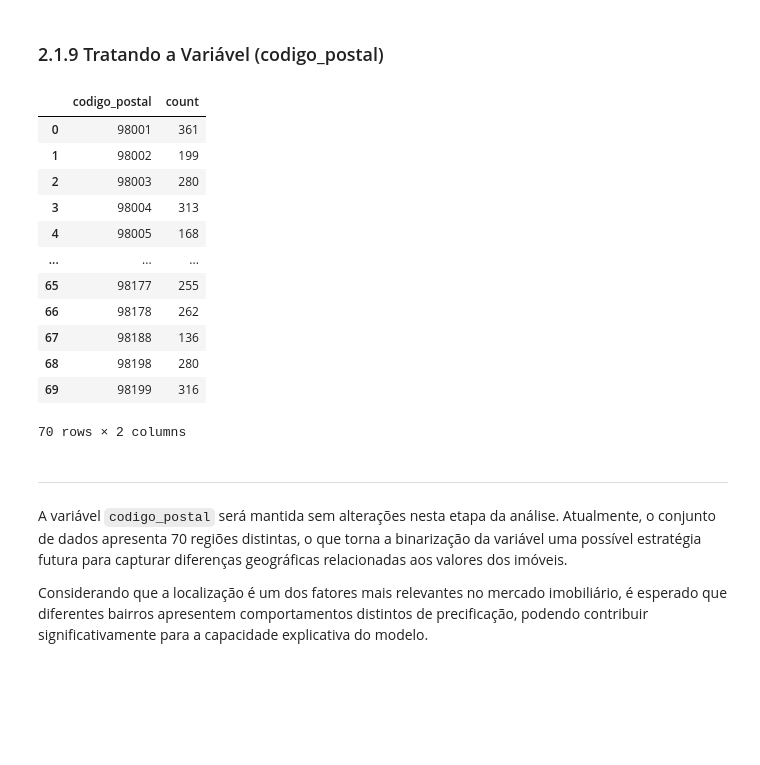
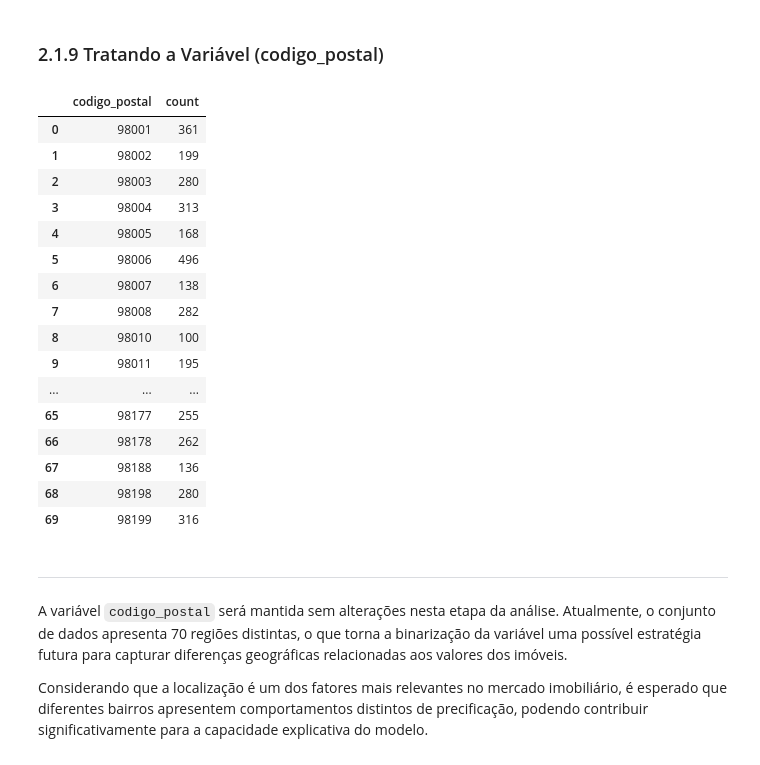
Before and after one commit to RicardodeSouzaSilva/Real_Estate_Pricing_Intelligence, a Jupyter notebook: Real_Estate_Pricing_Intelligence_2.1.ipynb, the cells around one changed output. Drawn from its saved outputs; the diff is of its cells as text; code cells hidden in the pictures; blank space fills up the shorter version.

```diff
--- a/Real_Estate_Pricing_Intelligence_2.1.ipynb
+++ b/Real_Estate_Pricing_Intelligence_2.1.ipynb
@@ -863,21 +863,27 @@ dataset['classificacao_construcao'].value_counts().sort_index().reset_index()
 # %% [markdown]
 ### 2.1.9 Tratando a Variável (codigo_postal)
 # %%
+# Configura o pandas para exibir todas as linhas no output
+pd.set_option('display.max_rows', None)
 dataset['codigo_postal'].value_counts().sort_index().reset_index()
 # %% [output]
 |  | codigo_postal | count |
 | 0 | 98001 | 361 |
 | 1 | 98002 | 199 |
 | 2 | 98003 | 280 |
 | 3 | 98004 | 313 |
 | 4 | 98005 | 168 |
+| 5 | 98006 | 496 |
+| 6 | 98007 | 138 |
+| 7 | 98008 | 282 |
+| 8 | 98010 | 100 |
+| 9 | 98011 | 195 |
 | ... | ... | ... |
 | 65 | 98177 | 255 |
 | 66 | 98178 | 262 |
 | 67 | 98188 | 136 |
 | 68 | 98198 | 280 |
 | 69 | 98199 | 316 |
-70 rows × 2 columns
 # %% [markdown]
 ---
 
```
Also changed, not shown: parts of 26 cells of this notebook.
